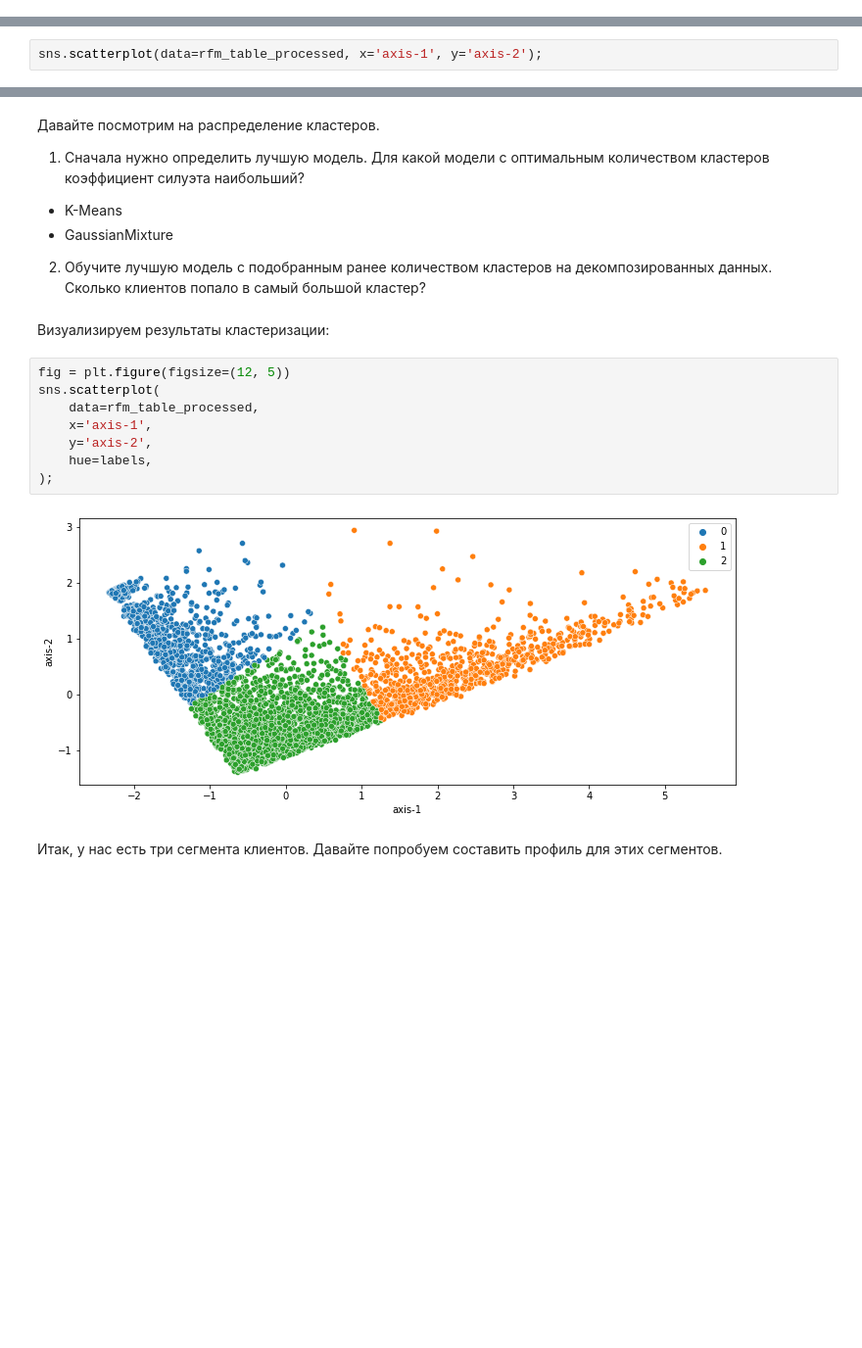
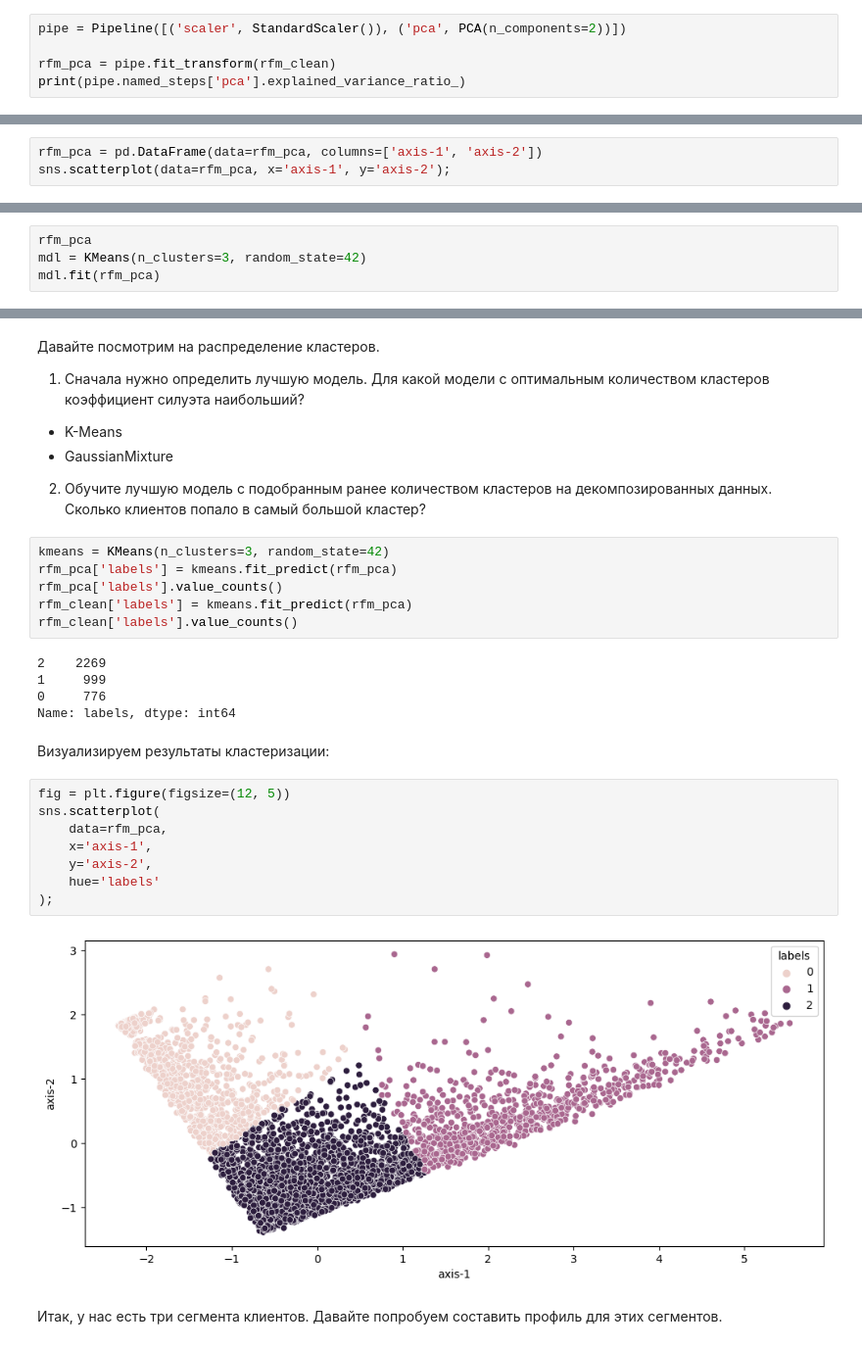
Before and after one commit to lurtz-dahaka/data_science_course, a Jupyter notebook: project_6/Project-6._Ноутбук-шаблон.ipynb, the cells around one changed output, grey strips where cells are left out. Shown at 98% size. Drawn from its saved outputs; the diff is of its cells as text; blank space fills up the shorter version.

```diff
--- a/project_6/Project-6._Ноутбук-шаблон.ipynb
+++ b/project_6/Project-6._Ноутбук-шаблон.ipynb
@@ -534,3 +866,8 @@ ax.set_zlabel('Monetary');
 Обучите ваш pipeline на RFM-таблице, очищенной от выбросов, и примените к ней трансформацию.
 
 Какую долю дисперсии исходных данных объясняет первая главная компонента? Ответ округлите до двух знаков после точки-разделителя.
+# %%
+pipe = Pipeline([('scaler', StandardScaler()), ('pca', PCA(n_components=2))])
+
+rfm_pca = pipe.fit_transform(rfm_clean)
+print(pipe.named_steps['pca'].explained_variance_ratio_)
@@ -537,5 +876,6 @@ ax.set_zlabel('Monetary');
 # %% [markdown]
 Визуализировав пространство главных компонент после декомпозиции мы получим следующую картину:
 # %%
-sns.scatterplot(data=rfm_table_processed, x='axis-1', y='axis-2');
+rfm_pca = pd.DataFrame(data=rfm_pca, columns=['axis-1', 'axis-2'])
+sns.scatterplot(data=rfm_pca, x='axis-1', y='axis-2');
 # %% [output]
@@ -555,0 +909,4 @@ sns.scatterplot(data=rfm_table_processed, x='axis-1', y='axis-2');
+# %%
+rfm_pca
+mdl = KMeans(n_clusters=3, random_state=42)
+mdl.fit(rfm_pca)
@@ -575,18 +1004,29 @@ sns.scatterplot(data=rfm_table_processed, x='axis-1', y='axis-2');
 
 2) Обучите лучшую модель с подобранным ранее количеством кластеров на декомпозированных данных.
 Сколько клиентов попало в самый большой кластер?
+# %%
+kmeans = KMeans(n_clusters=3, random_state=42)
+rfm_pca['labels'] = kmeans.fit_predict(rfm_pca)
+rfm_pca['labels'].value_counts()
+rfm_clean['labels'] = kmeans.fit_predict(rfm_pca)
+rfm_clean['labels'].value_counts()
+# %% [output]
+2    2269
+1     999
+0     776
+Name: labels, dtype: int64
 # %% [markdown]
 Визуализируем результаты кластеризации:
 # %%
 fig = plt.figure(figsize=(12, 5))
 sns.scatterplot(
-    data=rfm_table_processed,
+    data=rfm_pca,
     x='axis-1',
     y='axis-2',
-    hue=labels,
+    hue='labels'
 );
 # %% [output]
-[figure, old version]
+[figure, new version]
 # %% [markdown]
 Итак, у нас есть три сегмента клиентов. Давайте попробуем составить профиль для этих сегментов.
 # %% [markdown]
```
Also changed, not shown: parts of 59 cells of this notebook.
